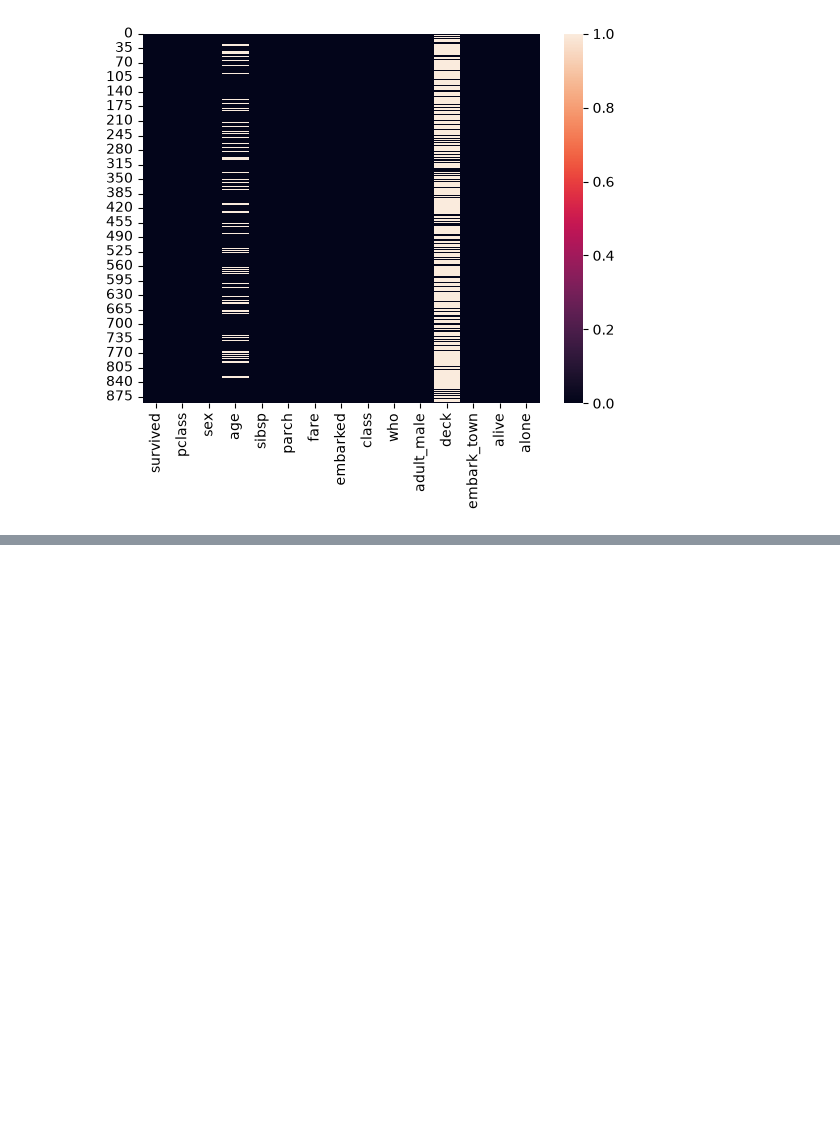
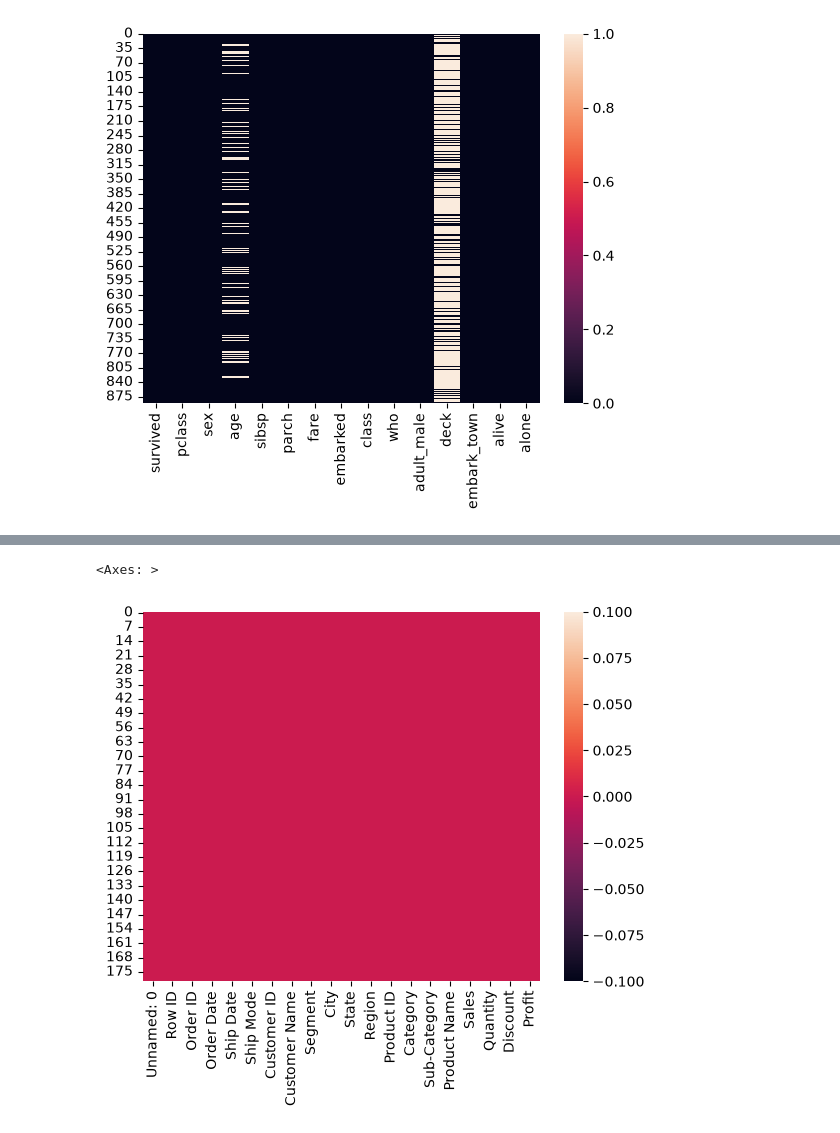
Before and after one commit to nisar-khokhar/python-lessons, a Jupyter notebook: pandas_day3.ipynb, the cells around one changed output, grey strips where cells are left out. Drawn from its saved outputs; the diff is of its cells as text; code cells hidden in the pictures; blank space fills up the shorter version.

```diff
--- a/pandas_day3.ipynb
+++ b/pandas_day3.ipynb
@@ -44,0 +120,5 @@ sns.heatmap(df1.isnull())
+# %%
+sns.heatmap(df.isnull())
+# %% [output]
+<Axes: >
+[figure, added]
```
Also changed, not shown: parts of 7 cells of this notebook, 1 other file.
